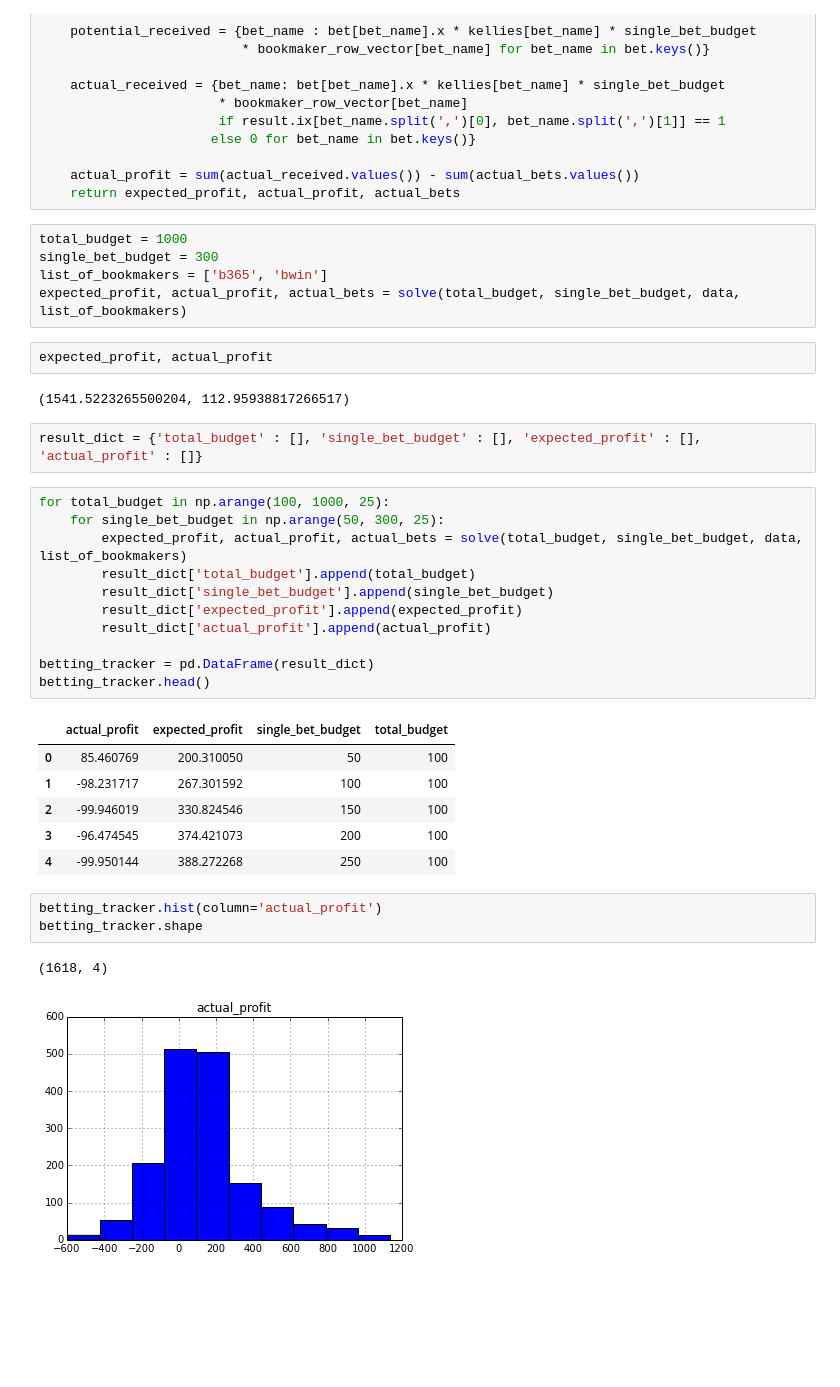
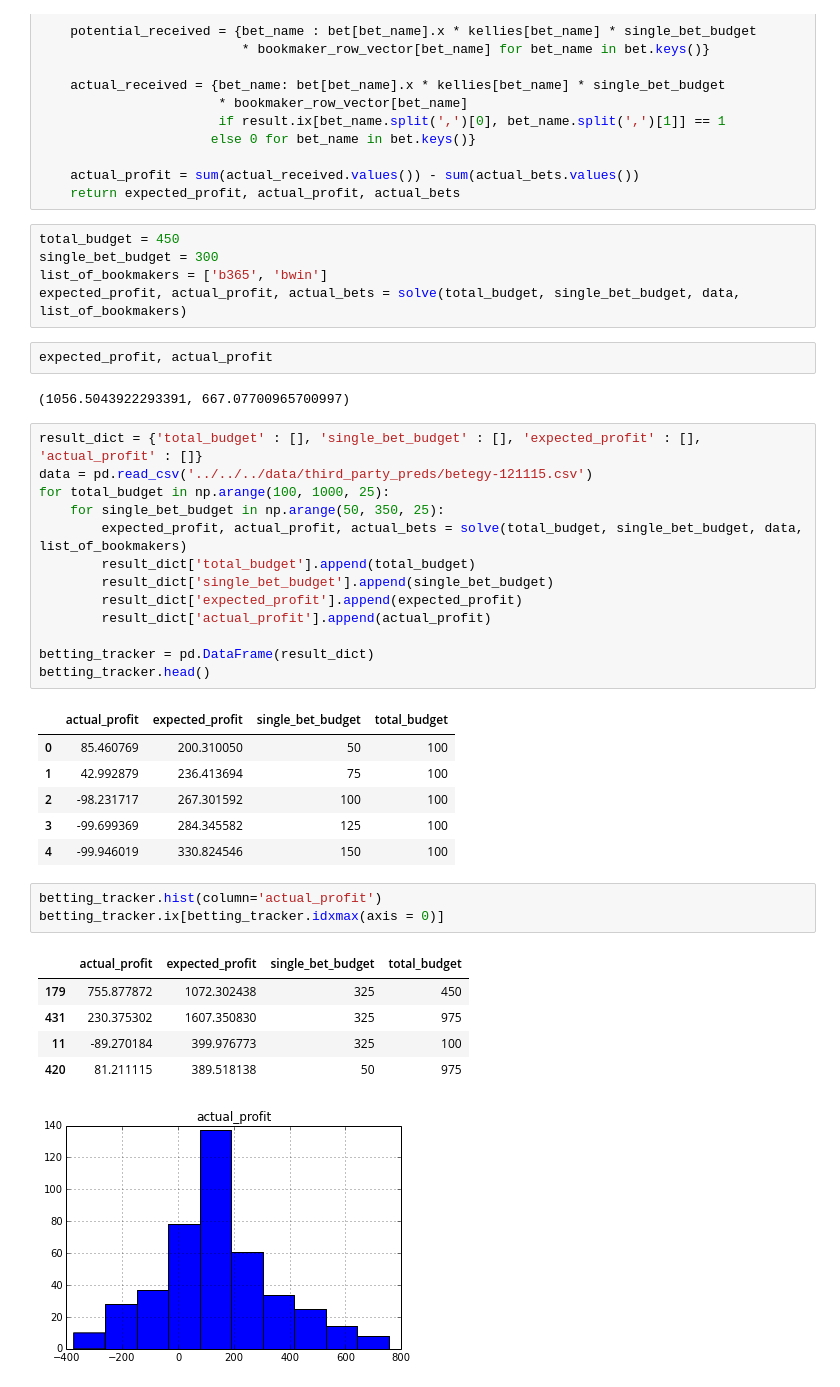
Before and after one commit to xy008areshsu/SoccerBetting, a Jupyter notebook: src/betting_strategy/python/betting_strategy.ipynb, the cells around one changed output. Drawn from its saved outputs; the diff is of its cells as text; blank space fills up the shorter version.

```diff
--- a/src/betting_strategy/python/betting_strategy.ipynb
+++ b/src/betting_strategy/python/betting_strategy.ipynb
@@ -148,19 +148,19 @@ def solve(total_budget, single_bet_budget, data, list_of_bookmakers):
     actual_profit = sum(actual_received.values()) - sum(actual_bets.values())
     return expected_profit, actual_profit, actual_bets
 # %%
-total_budget = 1000
+total_budget = 450
 single_bet_budget = 300
 list_of_bookmakers = ['b365', 'bwin']
 expected_profit, actual_profit, actual_bets = solve(total_budget, single_bet_budget, data, list_of_bookmakers)
 # %%
 expected_profit, actual_profit
 # %% [output]
-(1541.5223265500204, 112.95938817266517)
+(1056.5043922293391, 667.07700965700997)
-# %%
-result_dict = {'total_budget' : [], 'single_bet_budget' : [], 'expected_profit' : [], 'actual_profit' : []}
 # %%
+result_dict = {'total_budget' : [], 'single_bet_budget' : [], 'expected_profit' : [], 'actual_profit' : []}
+data = pd.read_csv('../../../data/third_party_preds/betegy-121115.csv')
 for total_budget in np.arange(100, 1000, 25):
-    for single_bet_budget in np.arange(50, 300, 25):
+    for single_bet_budget in np.arange(50, 350, 25):
         expected_profit, actual_profit, actual_bets = solve(total_budget, single_bet_budget, data, list_of_bookmakers)
         result_dict['total_budget'].append(total_budget)
         result_dict['single_bet_budget'].append(single_bet_budget)
@@ -172,16 +172,20 @@ betting_tracker.head()
 # %% [output]
 |  | actual_profit | expected_profit | single_bet_budget | total_budget |
 | 0 | 85.460769 | 200.310050 | 50 | 100 |
-| 1 | -98.231717 | 267.301592 | 100 | 100 |
-| 2 | -99.946019 | 330.824546 | 150 | 100 |
-| 3 | -96.474545 | 374.421073 | 200 | 100 |
-| 4 | -99.950144 | 388.272268 | 250 | 100 |
+| 1 | 42.992879 | 236.413694 | 75 | 100 |
+| 2 | -98.231717 | 267.301592 | 100 | 100 |
+| 3 | -99.699369 | 284.345582 | 125 | 100 |
+| 4 | -99.946019 | 330.824546 | 150 | 100 |
 # %%
 betting_tracker.hist(column='actual_profit')
-betting_tracker.shape
+betting_tracker.ix[betting_tracker.idxmax(axis = 0)]
 # %% [output]
-(1618, 4)
+|  | actual_profit | expected_profit | single_bet_budget | total_budget |
+| 179 | 755.877872 | 1072.302438 | 325 | 450 |
+| 431 | 230.375302 | 1607.350830 | 325 | 975 |
+| 11 | -89.270184 | 399.976773 | 325 | 100 |
+| 420 | 81.211115 | 389.518138 | 50 | 975 |
-[figure, old version]
+[figure, new version]
 # %%
 betting_tracker_copy = betting_tracker.copy()
 betting_tracker_copy = betting_tracker_copy[betting_tracker_copy['single_bet_budget'] <= 100]
```
Also changed, not shown: parts of 10 cells of this notebook.
